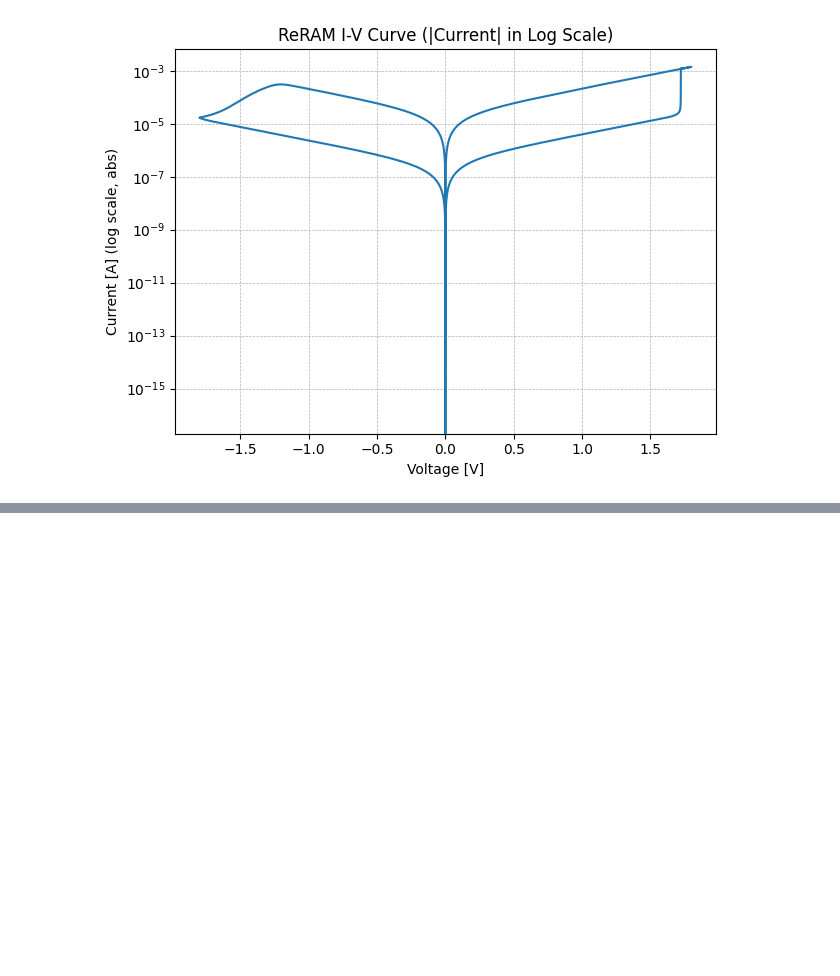
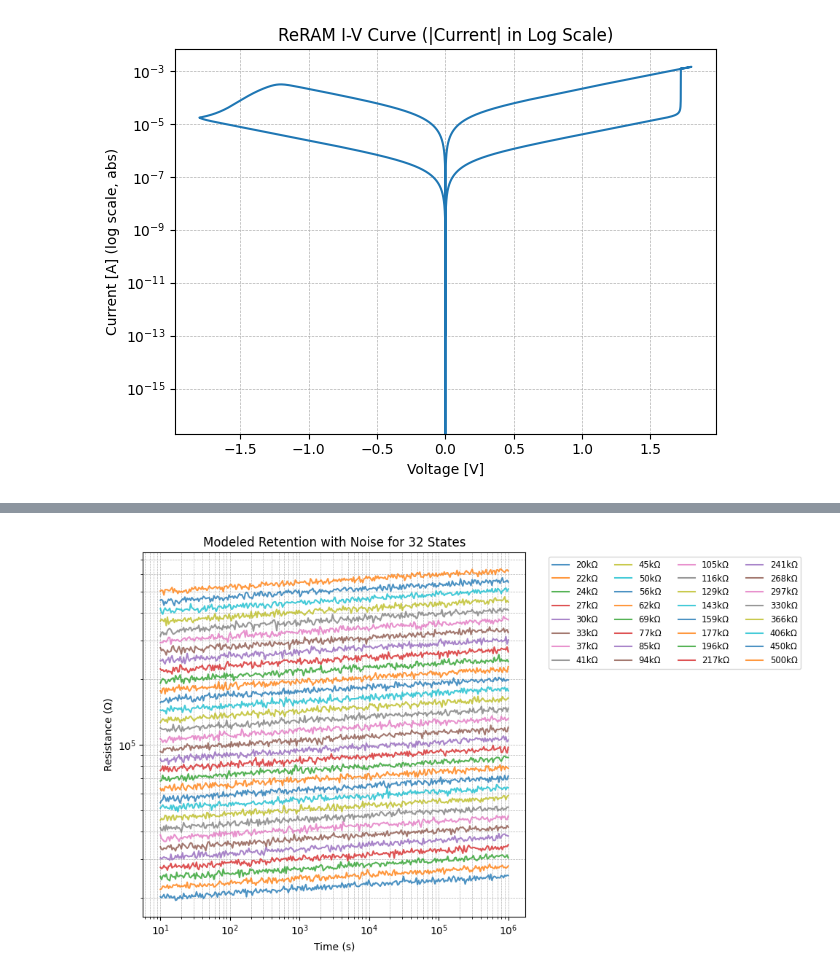
Before and after one commit to Samarthjainabout/YoloV8_xbar, a Jupyter notebook: Sky130_ReRAM_Ngspice.ipynb, the cells around one changed output, grey strips where cells are left out. Saved outputs shown, nothing was run; the diff lists cells and outputs as text; code cells hidden in the pictures; blank space fills up the shorter version.

```diff
--- a/Sky130_ReRAM_Ngspice.ipynb
+++ b/Sky130_ReRAM_Ngspice.ipynb
@@ -244,0 +291,54 @@ plt.show()
+# %%
+import numpy as np
+import pandas as pd
+import matplotlib.pyplot as plt
+
+# --- Define resistance states (32 levels) ---
+states = np.array([
+    20000, 22188, 24616, 27310, 30298, 33613, 37291, 41371,
+    45897, 50919, 56491, 62672, 69529, 77137, 85577, 94941,
+    105329, 116854, 129639, 143824, 159561, 177020, 196389,
+    217877, 241716, 268164, 297506, 330058, 366172, 406238,
+    450687, 500000
+])
+
+# --- Define time range (log scale: 10s to 1M s) ---
+time_vals = np.logspace(1, 6, num=300)  # 300 points from 10^1 to 10^6 seconds
+
+# --- Model parameters ---
+drift_factor = 0.05  # 5% drift over log(time)
+noise_factor = 0.02  # 2% noise
+
+# --- Generate retention data ---
+records = []
+np.random.seed(42)  # for reproducibility
+
+for state in states:
+    drift = state * (1 + drift_factor * np.log10(time_vals / time_vals[0]))
+    noise = np.random.normal(0, state * noise_factor, size=len(time_vals))
+    resistance = drift + noise
+    for t, r in zip(time_vals, resistance):
+        records.append({"Time (s)": t, "State (Ω)": state, "Resistance (Ω)": r})
+
+df_retention = pd.DataFrame.from_records(records)
+
+# --- Save to CSV ---
+df_retention.to_csv("simulated_retention_model_32states.csv", index=False)
+
+# --- Plot all curves ---
+plt.figure(figsize=(10, 6))
+for state in states:
+    subset = df_retention[df_retention["State (Ω)"] == state]
+    plt.plot(subset["Time (s)"], subset["Resistance (Ω)"], alpha=0.8, label=f"{int(state/1000)}kΩ")
+
+plt.xscale("log")
+plt.yscale("log")
+plt.xlabel("Time (s)")
+plt.ylabel("Resistance (Ω)")
+plt.title("Modeled Retention with Noise for 32 States")
+plt.grid(True, which='both', linestyle='--', linewidth=0.5)
+plt.legend(ncol=4, fontsize="small", loc="upper left", bbox_to_anchor=(1.05, 1.0))
+plt.tight_layout()
+plt.show()
+# %% [output]
+[figure, added]
```
Also changed, not shown: parts of 3 cells of this notebook.
